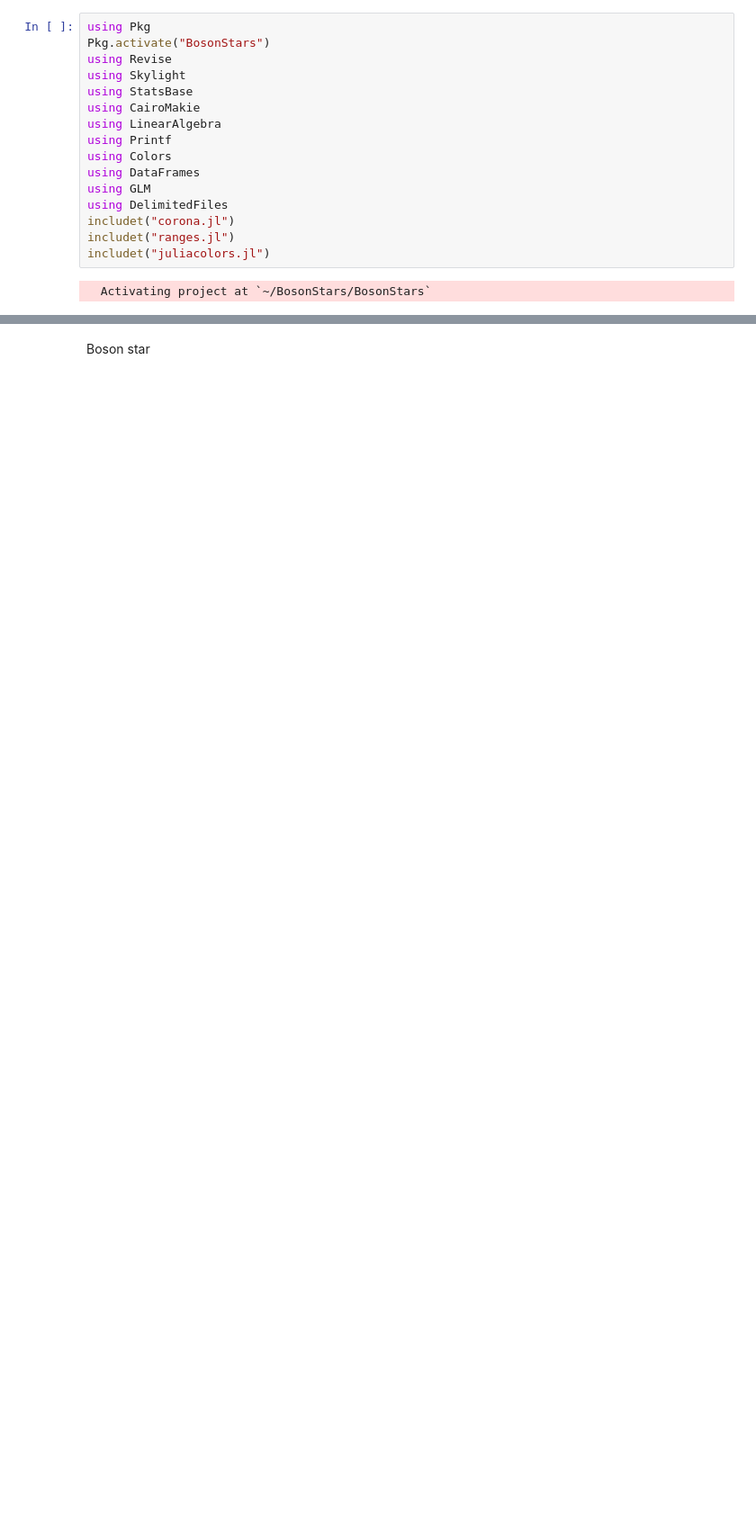
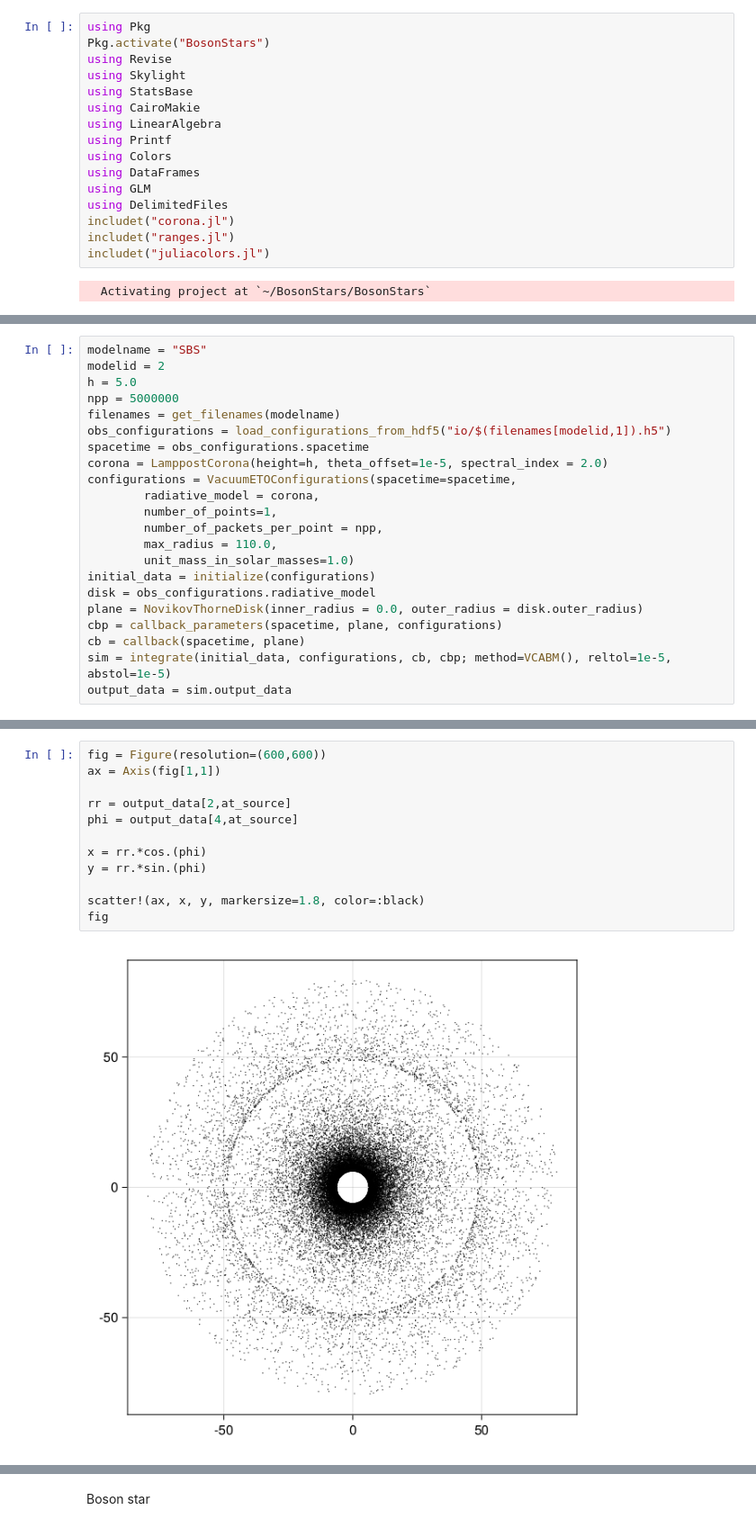
Before and after one commit to joaquinpelle/BosonStars, a Jupyter notebook: corona.ipynb, the cells around one changed output, grey strips where cells are left out. Shown: that part at 90% size. Cells and saved outputs as stored; diff of their text form; blank space fills up the shorter version.

```diff
--- a/corona.ipynb
+++ b/corona.ipynb
@@ -18,0 +84,22 @@ includet("juliacolors.jl")
+# %%
+modelname = "SBS"
+modelid = 2
+h = 5.0
+npp = 5000000
+filenames = get_filenames(modelname)
+obs_configurations = load_configurations_from_hdf5("io/$(filenames[modelid,1]).h5")
+spacetime = obs_configurations.spacetime
+corona = LamppostCorona(height=h, theta_offset=1e-5, spectral_index = 2.0)
+configurations = VacuumETOConfigurations(spacetime=spacetime,
+        radiative_model = corona,
+        number_of_points=1,
+        number_of_packets_per_point = npp,
+        max_radius = 110.0,
+        unit_mass_in_solar_masses=1.0)
+initial_data = initialize(configurations)
+disk = obs_configurations.radiative_model
+plane = NovikovThorneDisk(inner_radius = 0.0, outer_radius = disk.outer_radius)
+cbp = callback_parameters(spacetime, plane, configurations)
+cb = callback(spacetime, plane)
+sim = integrate(initial_data, configurations, cb, cbp; method=VCABM(), reltol=1e-5, abstol=1e-5)
+output_data = sim.output_data
@@ -18,0 +260,14 @@ includet("juliacolors.jl")
+# %%
+fig = Figure(resolution=(600,600))
+ax = Axis(fig[1,1])
+
+rr = output_data[2,at_source]
+phi = output_data[4,at_source]
+
+x = rr.*cos.(phi)
+y = rr.*sin.(phi)
+
+scatter!(ax, x, y, markersize=1.8, color=:black)
+fig
+# %% [output]
+[figure, added]
```
Also changed, not shown: parts of 17 cells of this notebook, 9 other files.
